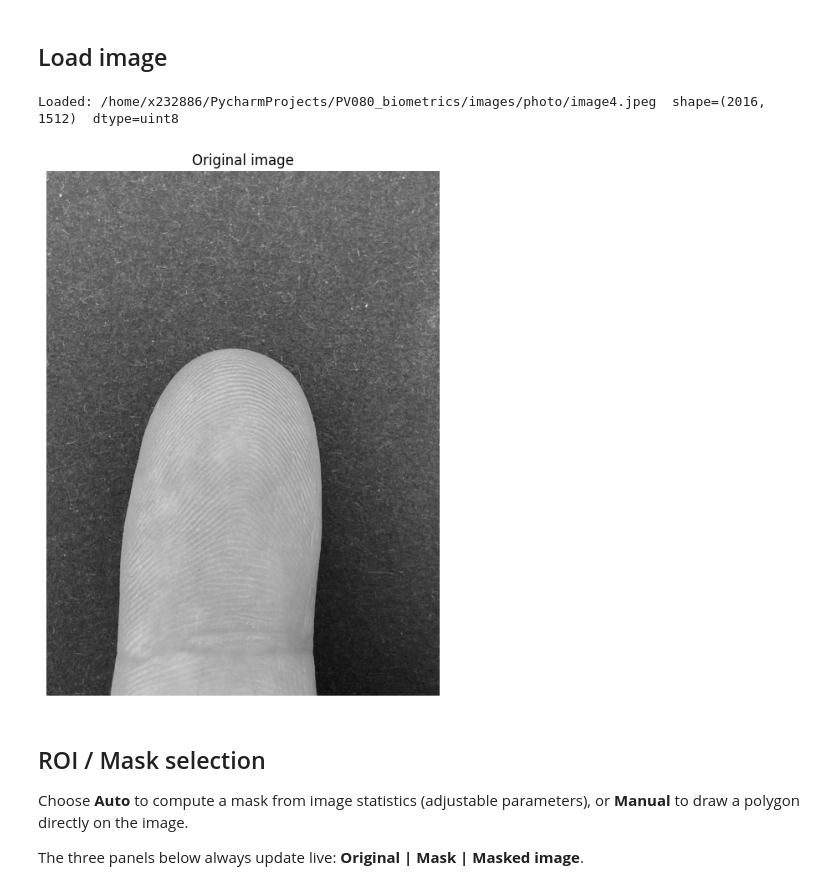
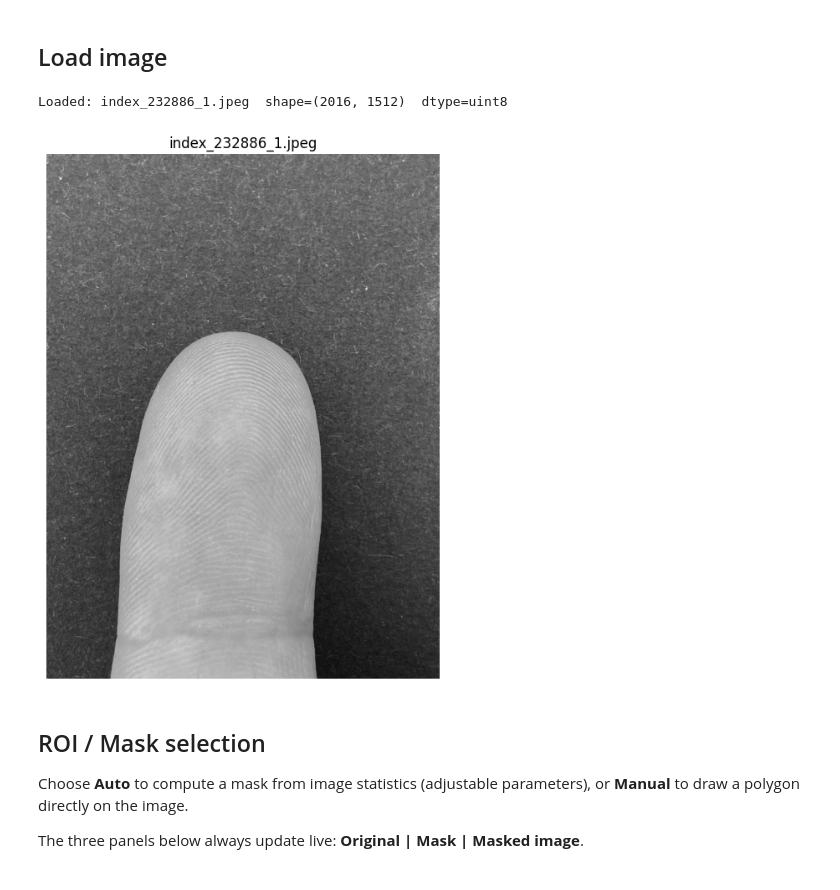
Before and after one commit to sysox/PV080_biometrics, a Jupyter notebook: notebooks/ridge_valley.ipynb, the cells around one changed output. Saved outputs shown, nothing was run; the diff lists cells and outputs as text; code cells hidden in the pictures.

```diff
--- a/notebooks/ridge_valley.ipynb
+++ b/notebooks/ridge_valley.ipynb
@@ -95,24 +95,51 @@ print('All modules loaded.')
 All modules loaded.
 # %% [markdown]
 ## Load image
+# %%
+# ── CONFIGURE HERE ────────────────────────────────────────────────────────────
+UCO = '232886'   # your UCO number
+N   = 1          # photo version (1, 2, 3 ...)
+# ──────────────────────────────────────────────────────────────────────────────
 # %%
-IMAGE_PATH = PROJECT_ROOT / 'images' / 'photo' / 'image4.jpeg'
+import re
 
-img = cv2.imread(str(IMAGE_PATH), cv2.IMREAD_GRAYSCALE)
-if img is None:
-    raise RuntimeError(f'Failed to load: {IMAGE_PATH}')
+_errors = []
+if not str(UCO).isdigit():
+    _errors.append(f'  UCO "{UCO}" must be digits only')
+if not isinstance(N, int) or N < 1:
+    _errors.append(f'  N "{N}" must be a positive integer')
 
-print(f'Loaded: {IMAGE_PATH}  shape={img.shape}  dtype={img.dtype}')
+if _errors:
+    print('Config errors — fix the config cell above and re-run:')
+    for e in _errors: print(e)
+    IMAGE_PATH = None
+else:
+    PHOTOS_DIR = PROJECT_ROOT / 'data' / 'photos' / 'real'
 
-fig_prev, ax_prev = plt.subplots(figsize=(5, 7))
-ax_prev.imshow(img, cmap='gray')
-ax_prev.set_title('Original image')
-ax_prev.axis('off')
-plt.tight_layout()
-plt.show()
+    # match any {letters}_{UCO}_{N}.ext — finger name is inferred from filename
+    _pattern = re.compile(rf'^[a-zA-Z]+_{re.escape(str(UCO))}_{N}\.(jpeg|jpg|png|bmp|tiff?)$', re.IGNORECASE)
+    _matches = sorted(p for p in PHOTOS_DIR.iterdir() if _pattern.match(p.name))
+
+    if not _matches:
+        print(f'No file found in: {PHOTOS_DIR}')
+        print(f'Expected e.g.: index_{UCO}_{N}.jpeg  or  thumb_{UCO}_{N}.jpeg')
+        IMAGE_PATH = None
+    else:
+        IMAGE_PATH = _matches[0]
+        img = cv2.imread(str(IMAGE_PATH), cv2.IMREAD_GRAYSCALE)
+        if img is None:
+            raise RuntimeError(f'Failed to load: {IMAGE_PATH}')
+        print(f'Loaded: {IMAGE_PATH.name}  shape={img.shape}  dtype={img.dtype}')
+
+        fig_prev, ax_prev = plt.subplots(figsize=(5, 7))
+        ax_prev.imshow(img, cmap='gray')
+        ax_prev.set_title(IMAGE_PATH.name)
+        ax_prev.axis('off')
+        plt.tight_layout()
+        plt.show()
 # %% [output]
-Loaded: /home/x232886/PycharmProjects/PV080_biometrics/images/photo/image4.jpeg  shape=(2016, 1512)  dtype=uint8
+Loaded: index_232886_1.jpeg  shape=(2016, 1512)  dtype=uint8
-[figure, old version]
+[figure, new version]
 # %% [markdown]
 ## ROI / Mask selection
 
```
Also changed, not shown: parts of 1 cell of this notebook.
